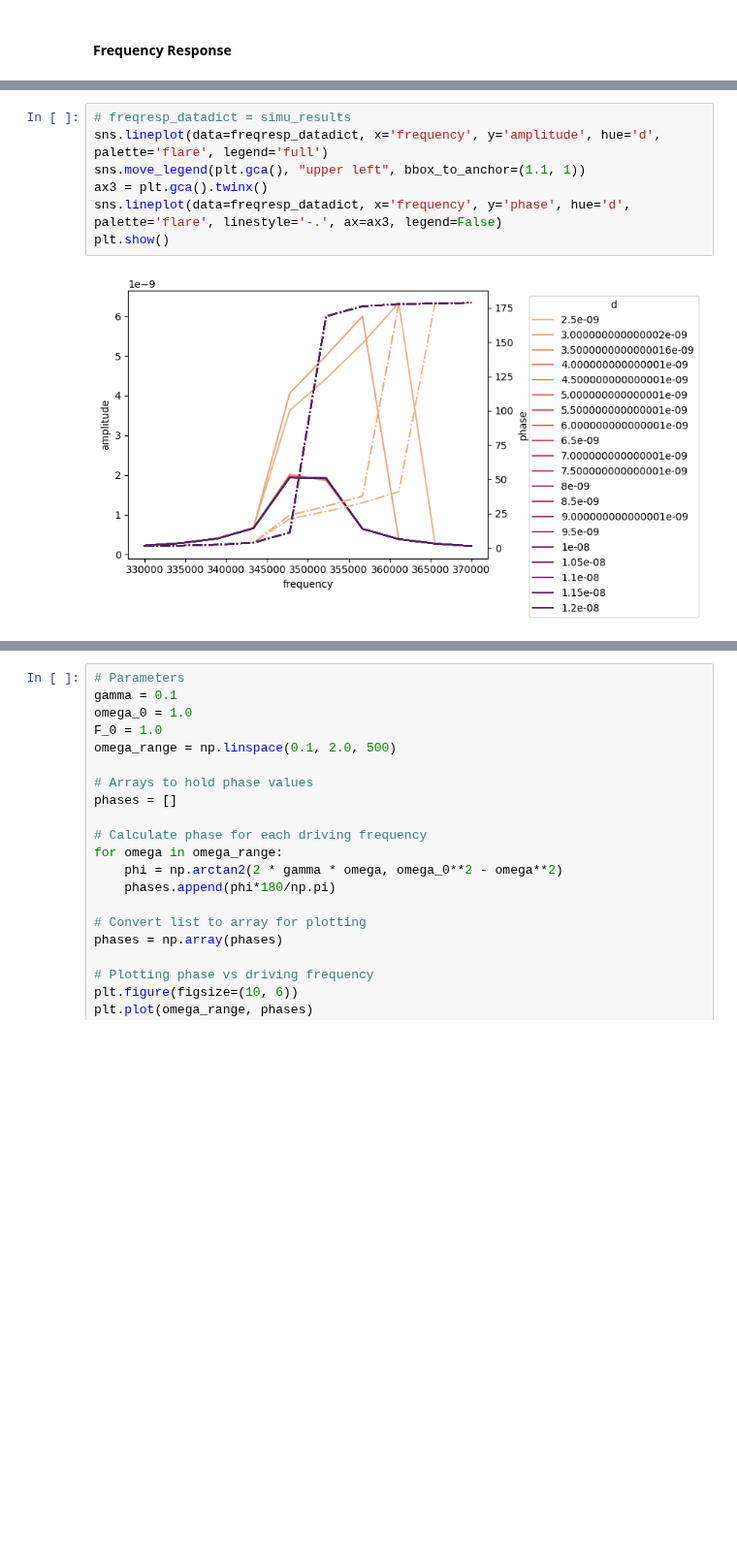
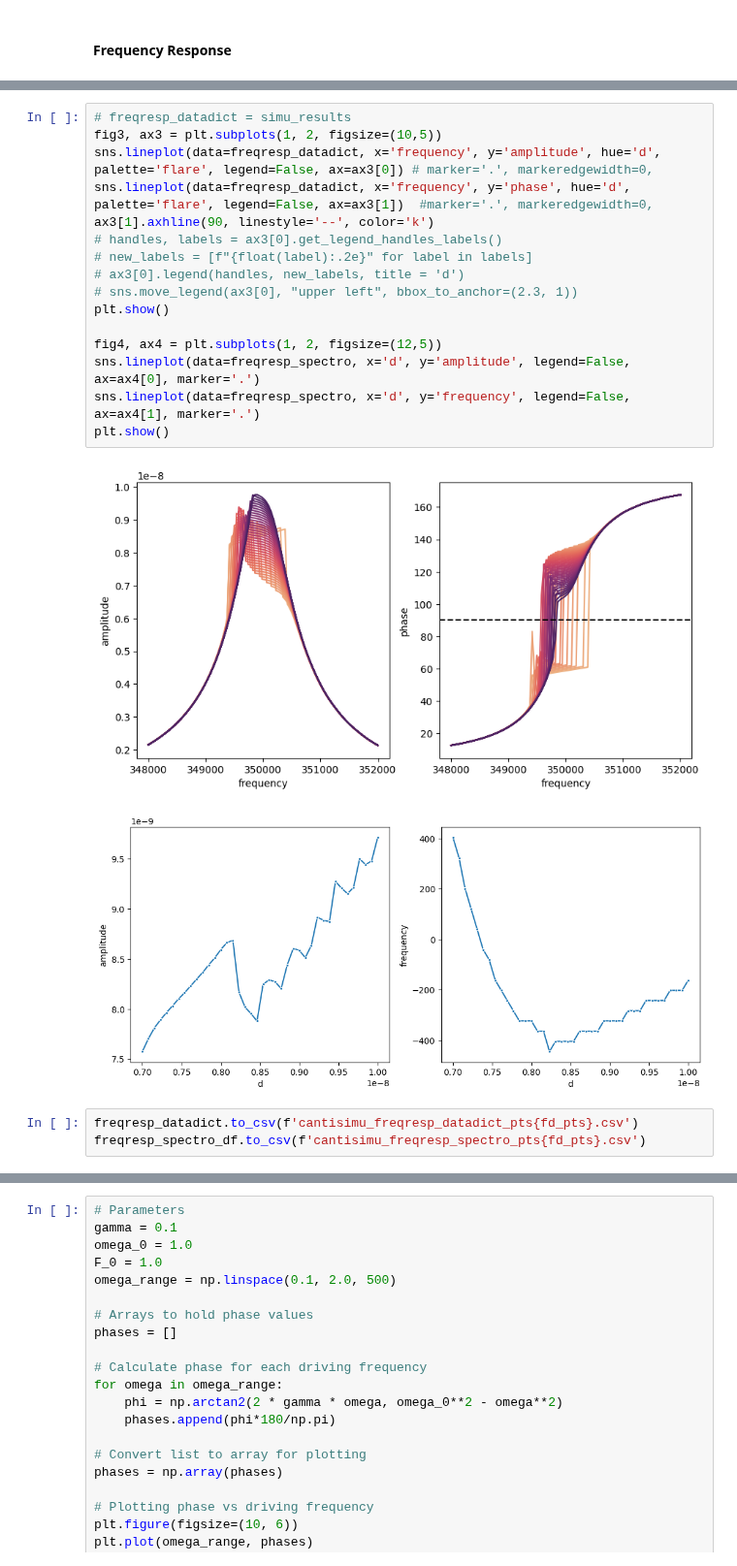
Before and after one commit to PranavSudersan/AFM-Dashboard, a Jupyter notebook: AFM Dashboard.ipynb, the cells around one changed output, grey strips where cells are left out. Shown at 97% size. Saved outputs shown, nothing was run; the diff lists cells and outputs as text; blank space fills up the shorter version.

```diff
--- a/AFM Dashboard.ipynb
+++ b/AFM Dashboard.ipynb
@@ -6209,12 +6440,25 @@ plt.show()
+# %%
+# freqresp_datadict = simu_results
+fig3, ax3 = plt.subplots(1, 2, figsize=(10,5))
+sns.lineplot(data=freqresp_datadict, x='frequency', y='amplitude', hue='d', palette='flare', legend=False, ax=ax3[0]) # marker='.', markeredgewidth=0,
+sns.lineplot(data=freqresp_datadict, x='frequency', y='phase', hue='d', palette='flare', legend=False, ax=ax3[1])  #marker='.', markeredgewidth=0,
+ax3[1].axhline(90, linestyle='--', color='k')
+# handles, labels = ax3[0].get_legend_handles_labels()
+# new_labels = [f"{float(label):.2e}" for label in labels]
+# ax3[0].legend(handles, new_labels, title = 'd')
+# sns.move_legend(ax3[0], "upper left", bbox_to_anchor=(2.3, 1))
+plt.show()
+
+fig4, ax4 = plt.subplots(1, 2, figsize=(12,5))
+sns.lineplot(data=freqresp_spectro, x='d', y='amplitude', legend=False, ax=ax4[0], marker='.')
+sns.lineplot(data=freqresp_spectro, x='d', y='frequency', legend=False, ax=ax4[1], marker='.')
+plt.show()
+# %% [output]
+[figure, added]
+[figure, added]
 # %%
-# freqresp_datadict = simu_results
-sns.lineplot(data=freqresp_datadict, x='frequency', y='amplitude', hue='d', palette='flare', legend='full')
-sns.move_legend(plt.gca(), "upper left", bbox_to_anchor=(1.1, 1))
-ax3 = plt.gca().twinx()
-sns.lineplot(data=freqresp_datadict, x='frequency', y='phase', hue='d', palette='flare', linestyle='-.', ax=ax3, legend=False)
-plt.show()
+freqresp_datadict.to_csv(f'cantisimu_freqresp_datadict_pts{fd_pts}.csv')
+freqresp_spectro_df.to_csv(f'cantisimu_freqresp_spectro_pts{fd_pts}.csv')
-# %% [output]
-[figure, removed]
 # %%
 # plt.close('all')
 # X_lockin = np.array(x_list)*np.cos(wd*np.array(t_list))
```
Also changed, not shown: parts of 12 cells of this notebook.
